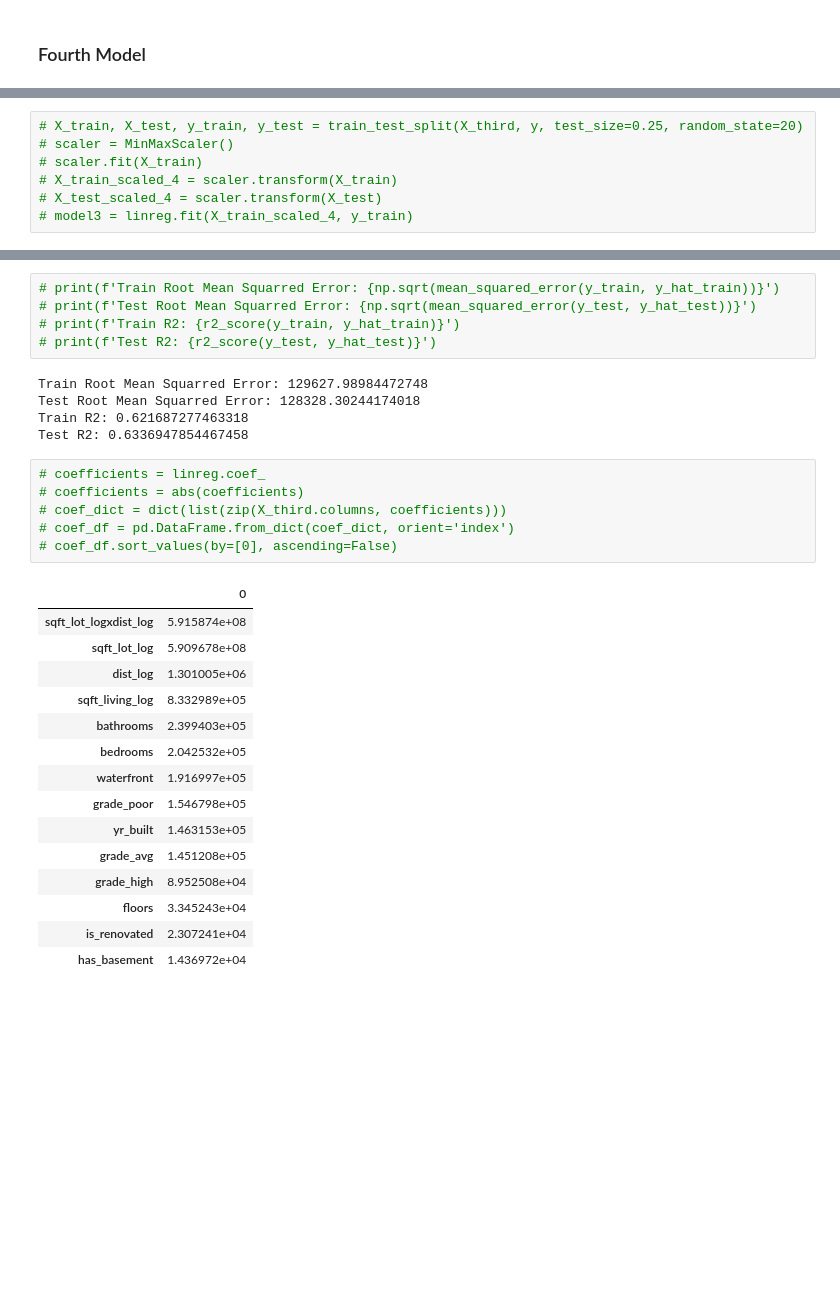
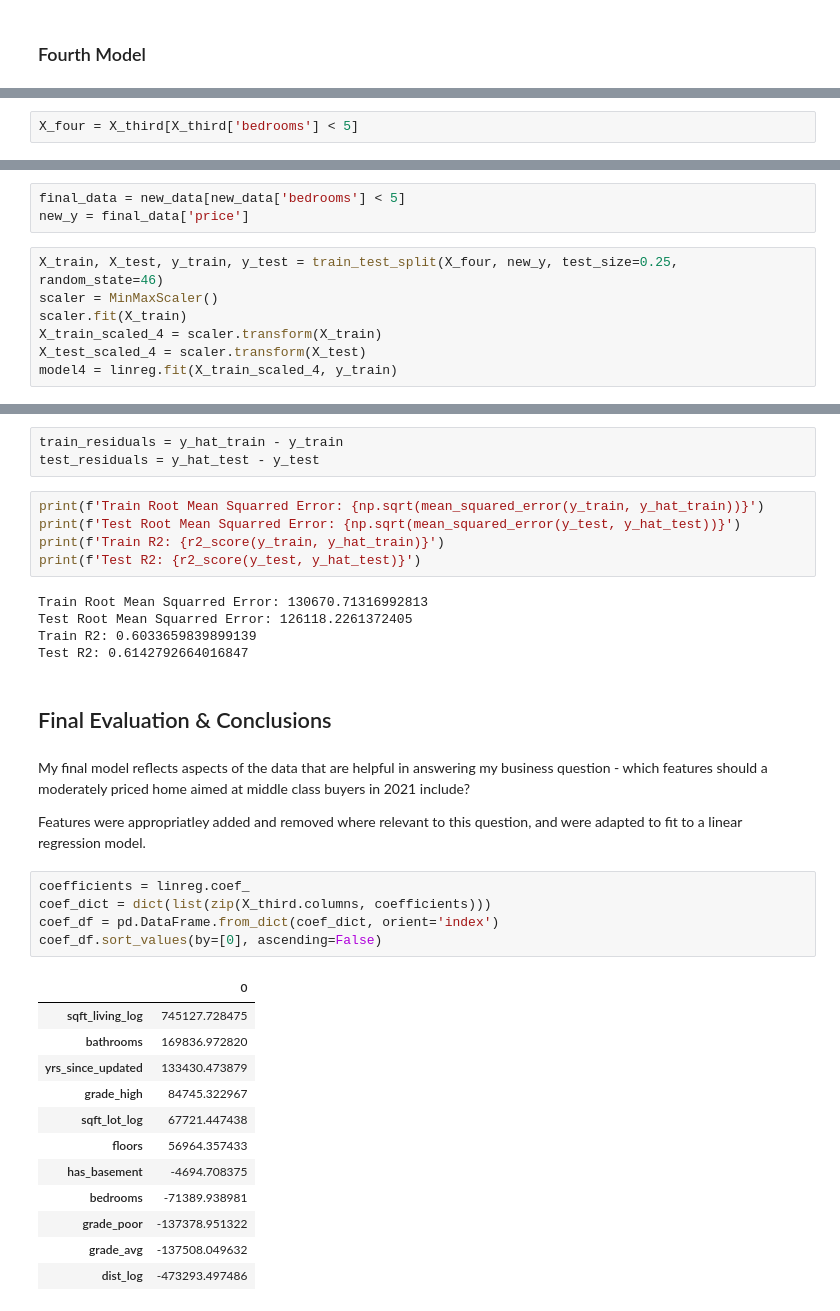
Before and after one commit to christisarv/linear-modeling-house-prices, a Jupyter notebook: Housing Data Model & Analysis.ipynb, the cells around one changed output, grey strips where cells are left out. Saved outputs shown, nothing was run; the diff lists cells and outputs as text; blank space fills up the shorter version.

Commit message:
finished model, updated readme

```diff
--- a/Housing Data Model & Analysis.ipynb
+++ b/Housing Data Model & Analysis.ipynb
@@ -667,0 +644,2 @@ new_data[new_data['bedrooms'] > 4]
+# %%
+X_four = X_third[X_third['bedrooms'] < 5]
@@ -668,8 +654,11 @@ new_data[new_data['bedrooms'] > 4]
+# %%
+final_data = new_data[new_data['bedrooms'] < 5]
+new_y = final_data['price']
 # %%
-# X_train, X_test, y_train, y_test = train_test_split(X_third, y, test_size=0.25, random_state=20)
-# scaler = MinMaxScaler()
-# scaler.fit(X_train)
-# X_train_scaled_4 = scaler.transform(X_train)
-# X_test_scaled_4 = scaler.transform(X_test)
-# model3 = linreg.fit(X_train_scaled_4, y_train)
+X_train, X_test, y_train, y_test = train_test_split(X_four, new_y, test_size=0.25, random_state=46)
+scaler = MinMaxScaler()
+scaler.fit(X_train)
+X_train_scaled_4 = scaler.transform(X_train)
+X_test_scaled_4 = scaler.transform(X_test)
+model4 = linreg.fit(X_train_scaled_4, y_train)
 # %%
@@ -678,32 +667,37 @@ new_data[new_data['bedrooms'] > 4]
+# %%
+train_residuals = y_hat_train - y_train
+test_residuals = y_hat_test - y_test
 # %%
-# print(f'Train Root Mean Squarred Error: {np.sqrt(mean_squared_error(y_train, y_hat_train))}')
-# print(f'Test Root Mean Squarred Error: {np.sqrt(mean_squared_error(y_test, y_hat_test))}')
-# print(f'Train R2: {r2_score(y_train, y_hat_train)}')
-# print(f'Test R2: {r2_score(y_test, y_hat_test)}')
+print(f'Train Root Mean Squarred Error: {np.sqrt(mean_squared_error(y_train, y_hat_train))}')
+print(f'Test Root Mean Squarred Error: {np.sqrt(mean_squared_error(y_test, y_hat_test))}')
+print(f'Train R2: {r2_score(y_train, y_hat_train)}')
+print(f'Test R2: {r2_score(y_test, y_hat_test)}')
 # %% [output]
-Train Root Mean Squarred Error: 129627.98984472748
-Test Root Mean Squarred Error: 128328.30244174018
-Train R2: 0.621687277463318
-Test R2: 0.6336947854467458
+Train Root Mean Squarred Error: 130670.71316992813
+Test Root Mean Squarred Error: 126118.2261372405
+Train R2: 0.6033659839899139
+Test R2: 0.6142792664016847
+# %% [markdown]
+## Final Evaluation & Conclusions
+# %% [markdown]
+My final model reflects aspects of the data that are helpful in answering my business question - which features should a moderately priced home aimed at middle class buyers in 2021 include?
+
+Features were appropriatley added and removed where relevant to this question, and were adapted to fit to a linear regression model.
 # %%
-# coefficients = linreg.coef_
-# coefficients = abs(coefficients)
-# coef_dict = dict(list(zip(X_third.columns, coefficients)))
-# coef_df = pd.DataFrame.from_dict(coef_dict, orient='index')
-# coef_df.sort_values(by=[0], ascending=False)
+coefficients = linreg.coef_
+coef_dict = dict(list(zip(X_third.columns, coefficients)))
+coef_df = pd.DataFrame.from_dict(coef_dict, orient='index')
+coef_df.sort_values(by=[0], ascending=False)
 # %% [output]
 |  | 0 |
-| sqft_lot_logxdist_log | 5.915874e+08 |
-| sqft_lot_log | 5.909678e+08 |
-| dist_log | 1.301005e+06 |
-| sqft_living_log | 8.332989e+05 |
-| bathrooms | 2.399403e+05 |
-| bedrooms | 2.042532e+05 |
-| waterfront | 1.916997e+05 |
-| grade_poor | 1.546798e+05 |
-| yr_built | 1.463153e+05 |
-| grade_avg | 1.451208e+05 |
-| grade_high | 8.952508e+04 |
-| floors | 3.345243e+04 |
-| is_renovated | 2.307241e+04 |
-| has_basement | 1.436972e+04 |
+| sqft_living_log | 745127.728475 |
+| bathrooms | 169836.972820 |
+| yrs_since_updated | 133430.473879 |
+| grade_high | 84745.322967 |
+| sqft_lot_log | 67721.447438 |
+| floors | 56964.357433 |
+| has_basement | -4694.708375 |
+| bedrooms | -71389.938981 |
+| grade_poor | -137378.951322 |
+| grade_avg | -137508.049632 |
+| dist_log | -473293.497486 |
```
Also changed, not shown: parts of 15 cells of this notebook, 2 other files.
